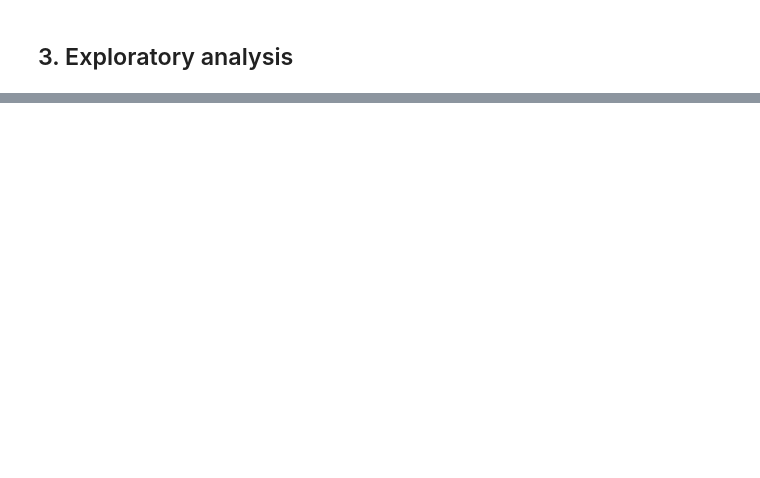
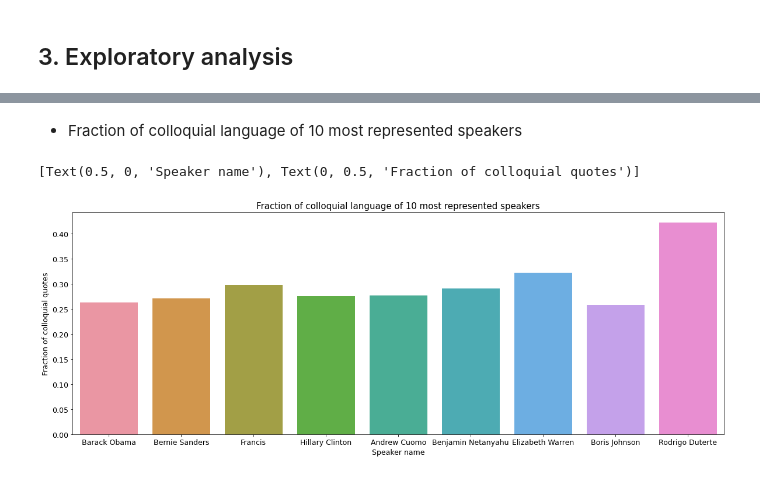
Before and after one commit to epfl-ada/ada-2021-project-adacadabra, a Jupyter notebook: ANALYSIS/Exploratory_stats_speakers.ipynb, the cells around one changed output, grey strips where cells are left out. Drawn from its saved outputs; the diff is of its cells as text; code cells hidden in the pictures; blank space fills up the shorter version.

```diff
--- a/ANALYSIS/Exploratory_stats_speakers.ipynb
+++ b/ANALYSIS/Exploratory_stats_speakers.ipynb
@@ -211,0 +174,9 @@ len(df_merged)
+# %% [markdown]
+- Fraction of colloquial language of 10 most represented speakers
+# %%
+ax = sns.barplot(x="label", y="fraction",data=df_plot[:9])
+ax.set_title('Fraction of colloquial language of 10 most represented speakers')
+ax.set(xlabel='Speaker name',ylabel='Fraction of colloquial quotes')
+# %% [output]
+[Text(0.5, 0, 'Speaker name'), Text(0, 0.5, 'Fraction of colloquial quotes')]
+[figure, added]
```
Also changed, not shown: parts of 28 cells of this notebook, 1 other file.
